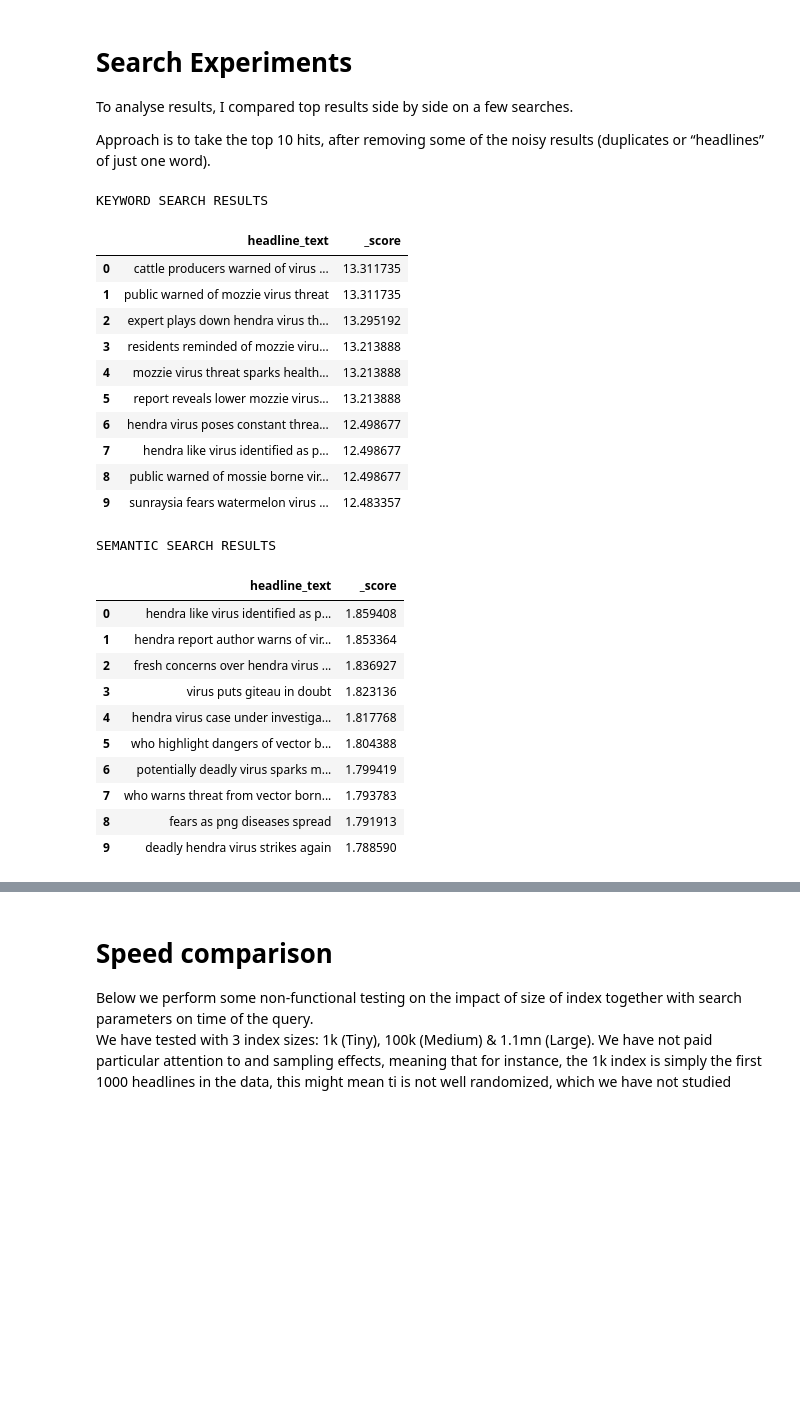
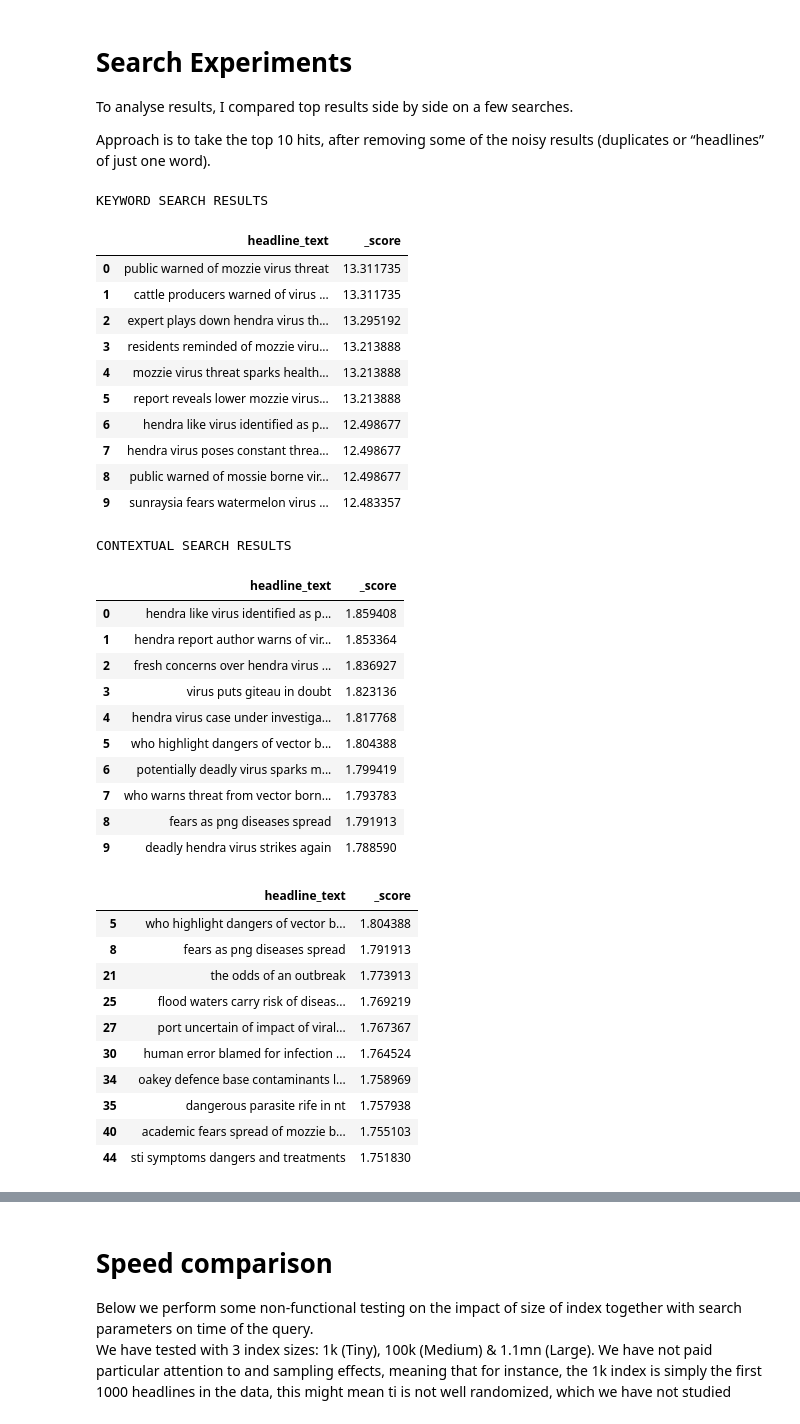
Before and after one commit to md-experiments/elastic_transformers, a Jupyter notebook: notebooks/Searching_with_ElasticTransformers.ipynb, the cells around one changed output, grey strips where cells are left out. Saved outputs shown, nothing was run; the diff lists cells and outputs as text; code cells hidden in the pictures; blank space fills up the shorter version.

```diff
--- a/notebooks/Searching_with_ElasticTransformers.ipynb
+++ b/notebooks/Searching_with_ElasticTransformers.ipynb
@@ -49,23 +49,23 @@ query='virus threat'
 print('KEYWORD SEARCH RESULTS')
 df0=et.search(query,'headline_text',type='match',embedder=embed_wrapper, size = 1000)
 display(select_search_results(df0))
-print('SEMANTIC SEARCH RESULTS')
+print('CONTEXTUAL SEARCH RESULTS')
 df1=et.search(query,'headline_text',type='dense',embedder=embed_wrapper, size = 1000)
 display(select_search_results(df1))
 # %% [output]
 KEYWORD SEARCH RESULTS
 |  | headline_text | _score |
-| 0 | cattle producers warned of virus ... | 13.311735 |
-| 1 | public warned of mozzie virus threat | 13.311735 |
+| 0 | public warned of mozzie virus threat | 13.311735 |
+| 1 | cattle producers warned of virus ... | 13.311735 |
 | 2 | expert plays down hendra virus th... | 13.295192 |
 | 3 | residents reminded of mozzie viru... | 13.213888 |
 | 4 | mozzie virus threat sparks health... | 13.213888 |
 | 5 | report reveals lower mozzie virus... | 13.213888 |
-| 6 | hendra virus poses constant threa... | 12.498677 |
-| 7 | hendra like virus identified as p... | 12.498677 |
+| 6 | hendra like virus identified as p... | 12.498677 |
+| 7 | hendra virus poses constant threa... | 12.498677 |
 | 8 | public warned of mossie borne vir... | 12.498677 |
 | 9 | sunraysia fears watermelon virus ... | 12.483357 |
-SEMANTIC SEARCH RESULTS
+CONTEXTUAL SEARCH RESULTS
 |  | headline_text | _score |
 | 0 | hendra like virus identified as p... | 1.859408 |
 | 1 | hendra report author warns of vir... | 1.853364 |
@@ -77,3 +77,19 @@ SEMANTIC SEARCH RESULTS
 | 7 | who warns threat from vector born... | 1.793783 |
 | 8 | fears as png diseases spread | 1.791913 |
 | 9 | deadly hendra virus strikes again | 1.788590 |
+# %%
+df11=select_search_results(df1,1000)
+
+df11[df11.headline_text.apply(lambda x: all([q not in x for q in query.split()]))].head(10)
+# %% [output]
+|  | headline_text | _score |
+| 5 | who highlight dangers of vector b... | 1.804388 |
+| 8 | fears as png diseases spread | 1.791913 |
+| 21 | the odds of an outbreak | 1.773913 |
+| 25 | flood waters carry risk of diseas... | 1.769219 |
+| 27 | port uncertain of impact of viral... | 1.767367 |
+| 30 | human error blamed for infection ... | 1.764524 |
+| 34 | oakey defence base contaminants l... | 1.758969 |
+| 35 | dangerous parasite rife in nt | 1.757938 |
+| 40 | academic fears spread of mozzie b... | 1.755103 |
+| 44 | sti symptoms dangers and treatments | 1.751830 |
```
Also changed, not shown: parts of 6 cells of this notebook, 2 other files.
